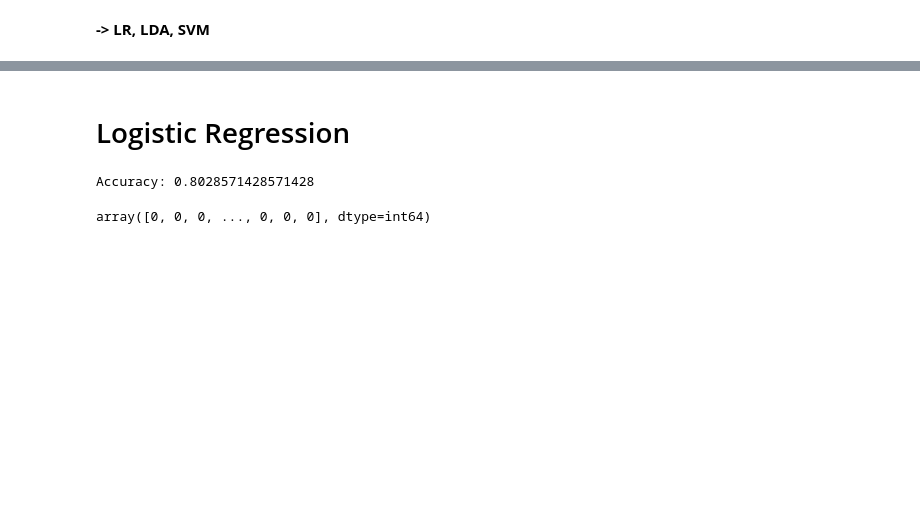
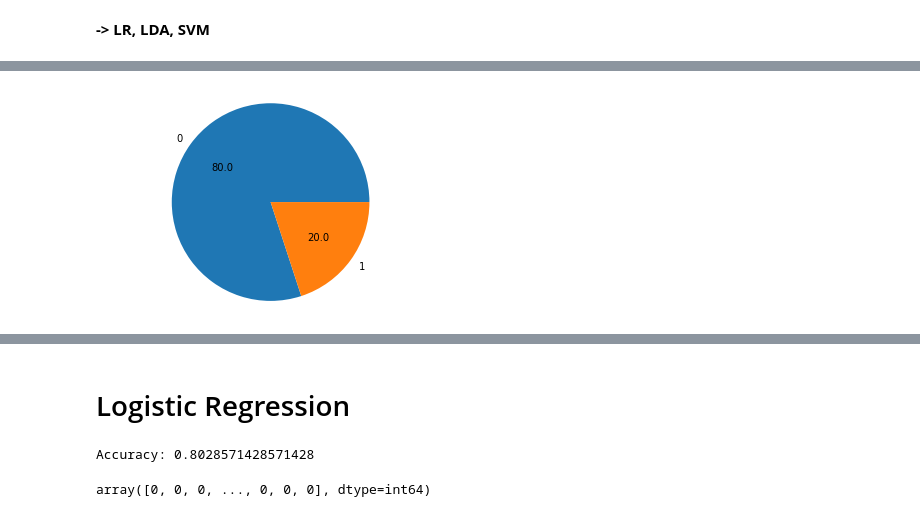
Before and after one commit to VinceTruong/Churn_Modelling, a Jupyter notebook: Vu Truong.ipynb, the cells around one changed output, grey strips where cells are left out. Saved outputs shown, nothing was run; the diff lists cells and outputs as text; code cells hidden in the pictures; blank space fills up the shorter version.

```diff
--- a/Vu Truong.ipynb
+++ b/Vu Truong.ipynb
@@ -416,0 +422,8 @@ plt.show()
+# %%
+fig, ax = plt.subplots()
+
+ax.pie(df_final['Exited'].value_counts(), autopct='%.1f', labels=[0, 1])
+ax.axis('equal')
+plt.show()
+# %% [output]
+[figure, added]
```
Also changed, not shown: parts of 24 cells of this notebook.
